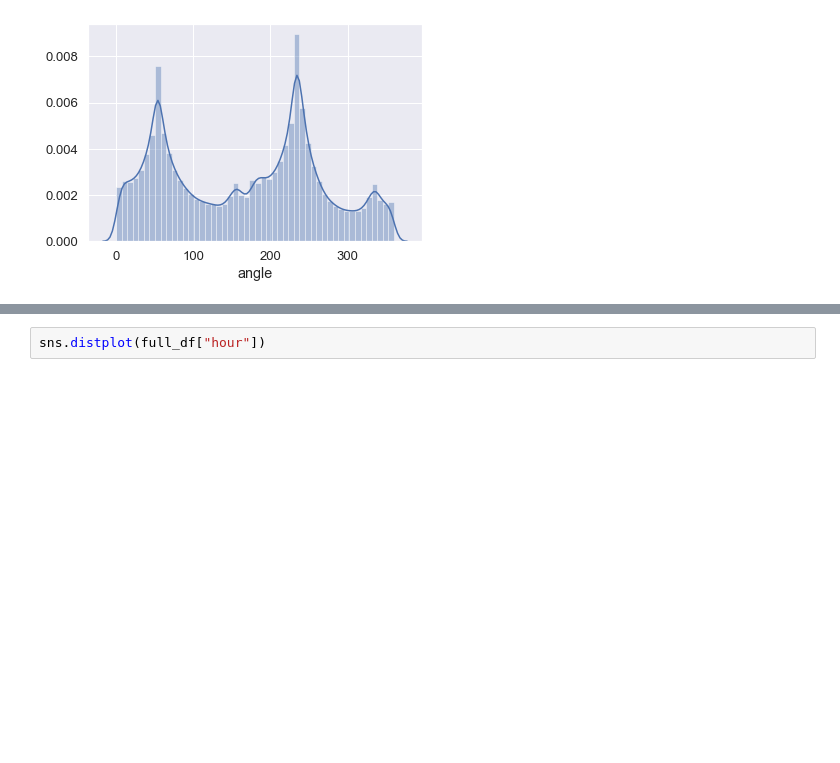
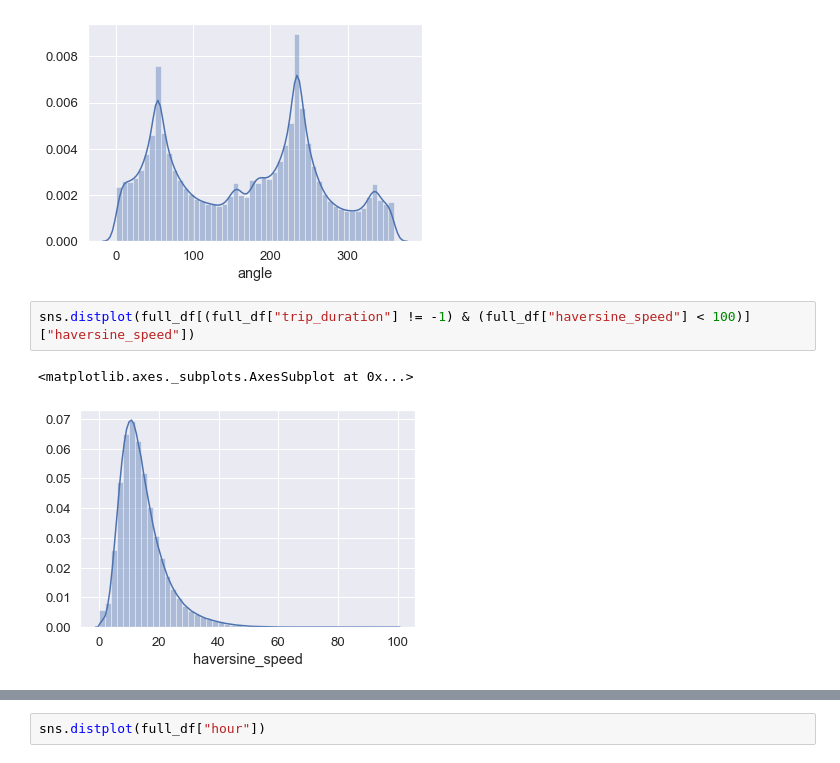
Before and after one commit to gregvidy/nyc_taxi_trip_kaggle, a Jupyter notebook: EDA.ipynb, the cells around one changed output, grey strips where cells are left out. Saved outputs shown, nothing was run; the diff lists cells and outputs as text; blank space fills up the shorter version.

```diff
--- a/EDA.ipynb
+++ b/EDA.ipynb
@@ -183,3 +191,8 @@ sns.distplot(full_df["angle"])
 # %% [output]
 <matplotlib.axes._subplots.AxesSubplot at 0x...>
 [figure]
+# %%
+sns.distplot(full_df[(full_df["trip_duration"] != -1) & (full_df["haversine_speed"] < 100)]["haversine_speed"])
+# %% [output]
+<matplotlib.axes._subplots.AxesSubplot at 0x...>
+[figure, added]
```
Also changed, not shown: parts of 7 cells of this notebook.
